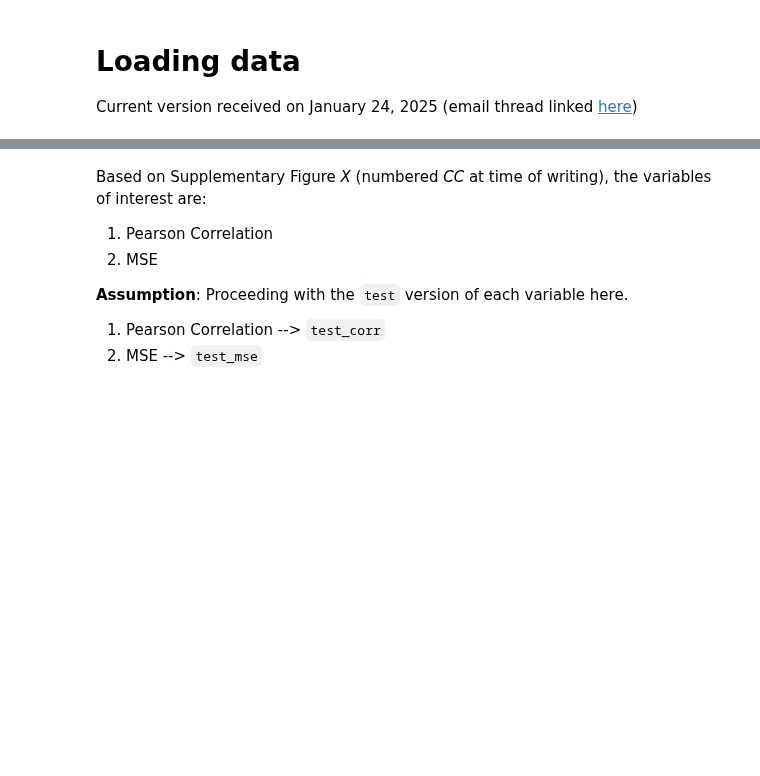
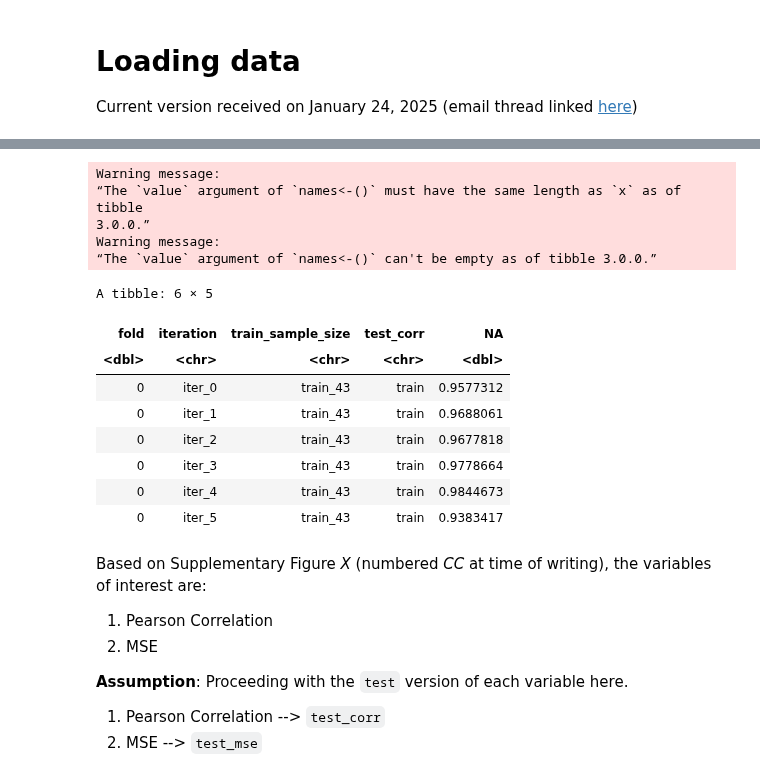
Before and after one commit to hmbaghdassarian/metastatic_potential, a Jupyter notebook: notebooks/A_rna_prediction/05B_assess_power_analysis.ipynb, the cells around one changed output, grey strips where cells are left out. Drawn from its saved outputs; the diff is of its cells as text; code cells hidden in the pictures; blank space fills up the shorter version.

```diff
--- a/notebooks/A_rna_prediction/05B_assess_power_analysis.ipynb
+++ b/notebooks/A_rna_prediction/05B_assess_power_analysis.ipynb
@@ -89,0 +72,2 @@ dbl (4): CI.05, CI.95, mean, penetrance
+# %%
+res_ann<-read_csv(file.path(data_path, "processed", "power_analysis_ann_transcriptomics.csv"))
@@ -90,3 +101,24 @@ dbl (4): CI.05, CI.95, mean, penetrance
+# %%
+names(res_ann)<-c('fold', 'iteration', 'train_sample_size', 'set', 'test_corr')
+res_ann <- res_ann %>% select(-iteration, -)
+# %% [output]
+Warning message:
+“The `value` argument of `names<-()` must have the same length as `x` as of tibble
+3.0.0.”
+Warning message:
+“The `value` argument of `names<-()` can't be empty as of tibble 3.0.0.”
+# %%
+head(res_ann)
+# %% [output]
+A tibble: 6 × 5
+| fold | iteration | train_sample_size | test_corr | NA |
+| <dbl> | <chr> | <chr> | <chr> | <dbl> |
+| 0 | iter_0 | train_43 | train | 0.9577312 |
+| 0 | iter_1 | train_43 | train | 0.9688061 |
+| 0 | iter_2 | train_43 | train | 0.9677818 |
+| 0 | iter_3 | train_43 | train | 0.9778664 |
+| 0 | iter_4 | train_43 | train | 0.9844673 |
+| 0 | iter_5 | train_43 | train | 0.9383417 |
 # %%
 df<-res
 # %% [markdown]
```
Also changed, not shown: parts of 5 cells of this notebook, 4 other files.
